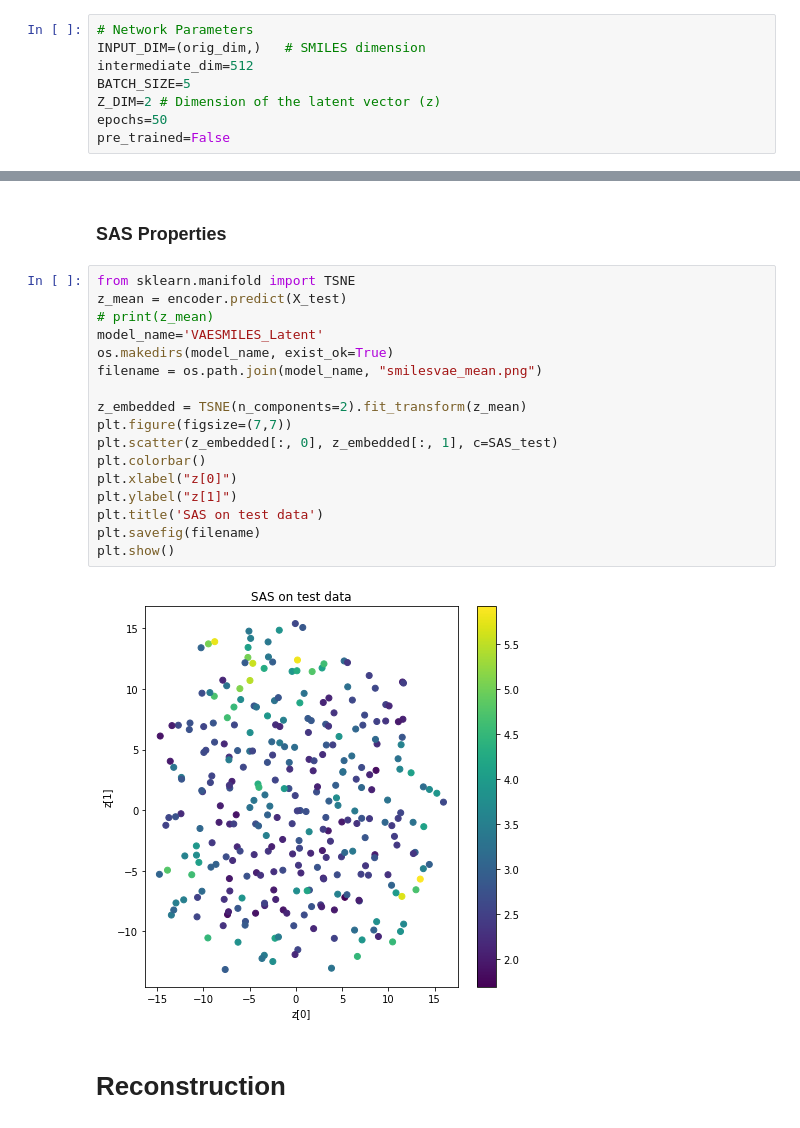
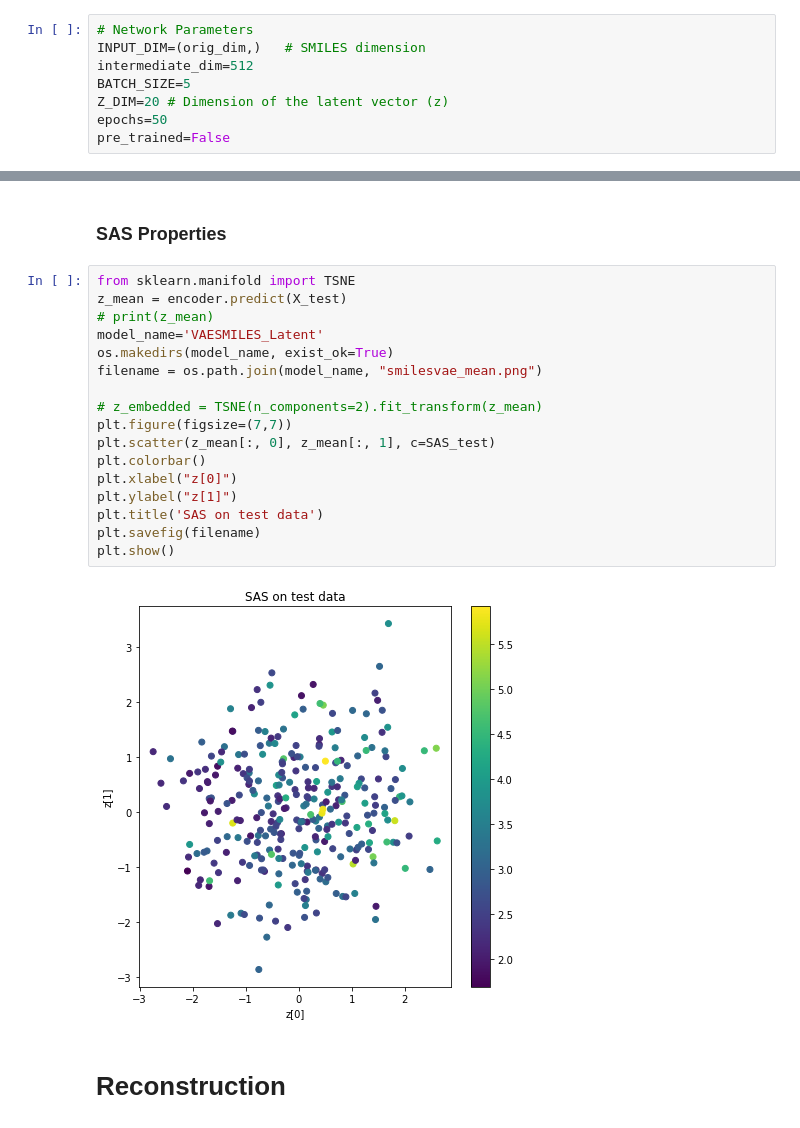
Before and after one commit to chandagrover/Machine-Learning, a Jupyter notebook: 4SMILEVAEMultipleProperty.ipynb, the cells around one changed output, grey strips where cells are left out. Saved outputs shown, nothing was run; the diff lists cells and outputs as text.

```diff
--- a/4SMILEVAEMultipleProperty.ipynb
+++ b/4SMILEVAEMultipleProperty.ipynb
@@ -207,7 +207,7 @@ X_test = np.reshape(X_test, [-1, orig_dim])
 INPUT_DIM=(orig_dim,)   # SMILES dimension
 intermediate_dim=512
 BATCH_SIZE=5
-Z_DIM=2 # Dimension of the latent vector (z)
+Z_DIM=20 # Dimension of the latent vector (z)
 epochs=50
 pre_trained=False
 # %% [markdown]
@@ -475,22 +476,22 @@ plt.show()
 # %%
 from sklearn.manifold import TSNE
 z_mean = encoder.predict(X_test)
 # print(z_mean)
 model_name='VAESMILES_Latent'
 os.makedirs(model_name, exist_ok=True)
 filename = os.path.join(model_name, "smilesvae_mean.png")
 
-z_embedded = TSNE(n_components=2).fit_transform(z_mean)
+# z_embedded = TSNE(n_components=2).fit_transform(z_mean)
 plt.figure(figsize=(7,7))
-plt.scatter(z_embedded[:, 0], z_embedded[:, 1], c=SAS_test)
+plt.scatter(z_mean[:, 0], z_mean[:, 1], c=SAS_test)
 plt.colorbar()
 plt.xlabel("z[0]")
 plt.ylabel("z[1]")
 plt.title('SAS on test data')
 plt.savefig(filename)
 plt.show()
 # %% [output]
-[figure, old version]
+[figure, new version]
 # %% [markdown]
 # **Reconstruction**
 # %%
```
Also changed, not shown: parts of 14 cells of this notebook.
